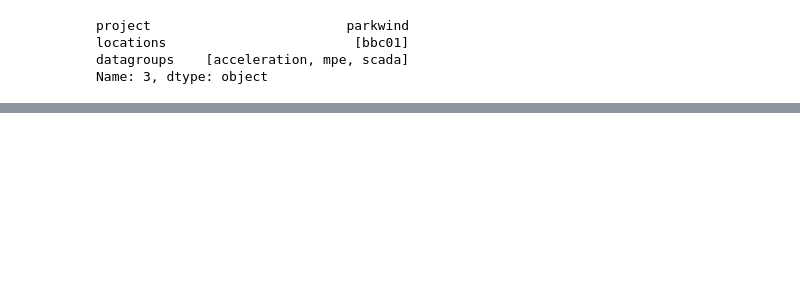
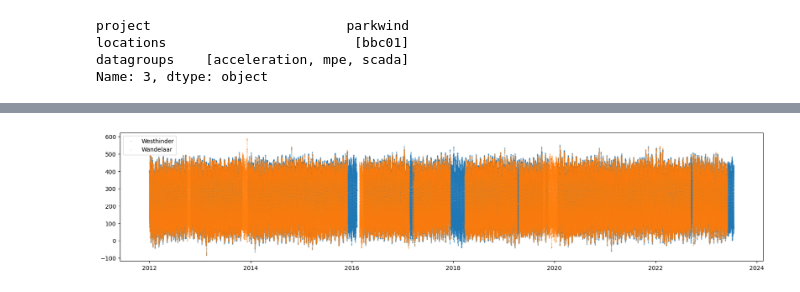
Before and after one commit to WEILMAX/oma_tracking, a Jupyter notebook: notebooks/Belwind/data.ipynb, the cells around one changed output, grey strips where cells are left out. Drawn from its saved outputs; the diff is of its cells as text; code cells hidden in the pictures; blank space fills up the shorter version.

```diff
--- a/notebooks/Belwind/data.ipynb
+++ b/notebooks/Belwind/data.ipynb
@@ -60,0 +51,20 @@ FA1 = get_frequencies(dsg.data, 'FA1')
+# %%
+mvbc_username = os.getenv('MEETNET_USERNAME') # Replace with your usernam
+mvbc_password = os.getenv('MEETNET_PASSWORD') # Replace with your password
+creds = Credentials(username=mvbc_username, password=mvbc_password)
+b=Base(creds)
+b.ping()
+
+c = Catalog(credentials=creds)
+df_unfiltered = c.data_points()
+# %%
+weather_station = 'Wandelaar'
+weather_station_data = \
+    dg.get_data_by_weatherstation(
+        weather_station,
+        start,
+        stop,
+        creds,
+        df_unfiltered
+    )
+weather_station_data = weather_station_data.resample('10T', axis=0).interpolate(method='linear', axis=0, limit=12)
@@ -60,0 +195,8 @@ FA1 = get_frequencies(dsg.data, 'FA1')
+# %%
+plt.figure(figsize=(20,4))
+plt.scatter(Westhinder_data.index, Westhinder_data['mvbc_WesthinderMeasuringpile_Tide_TAW'], label='Westhinder', s=1, alpha=0.2)
+plt.scatter(weather_station_data.index, weather_station_data['mvbc_WandelaarMeasuringpile_Tide_TAW'], label='Wandelaar', s=1, alpha=0.2)
+plt.legend()
+plt.show()
+# %% [output]
+[figure, added]
```
Also changed, not shown: parts of 22 cells of this notebook, 2 other files.
